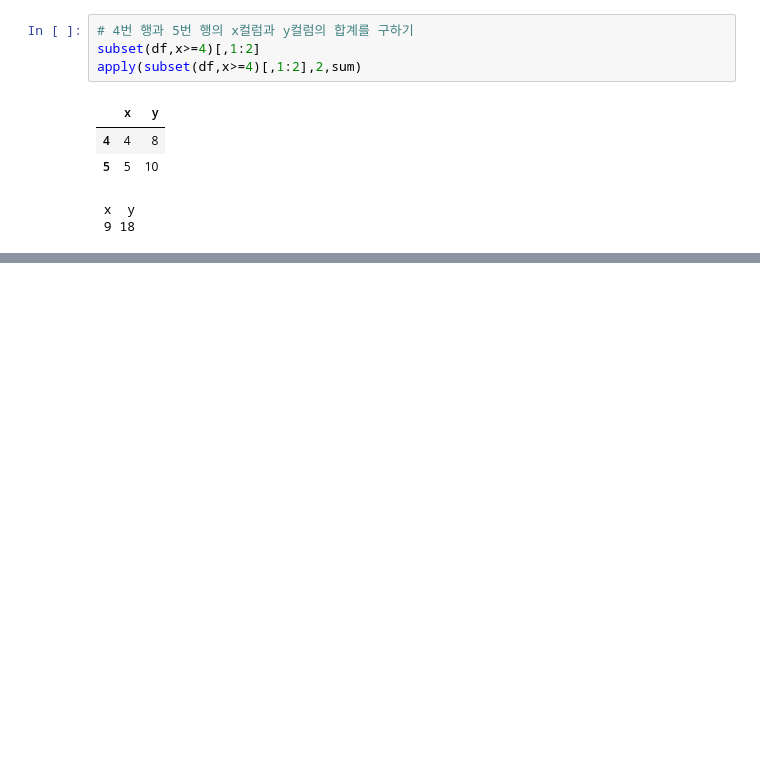
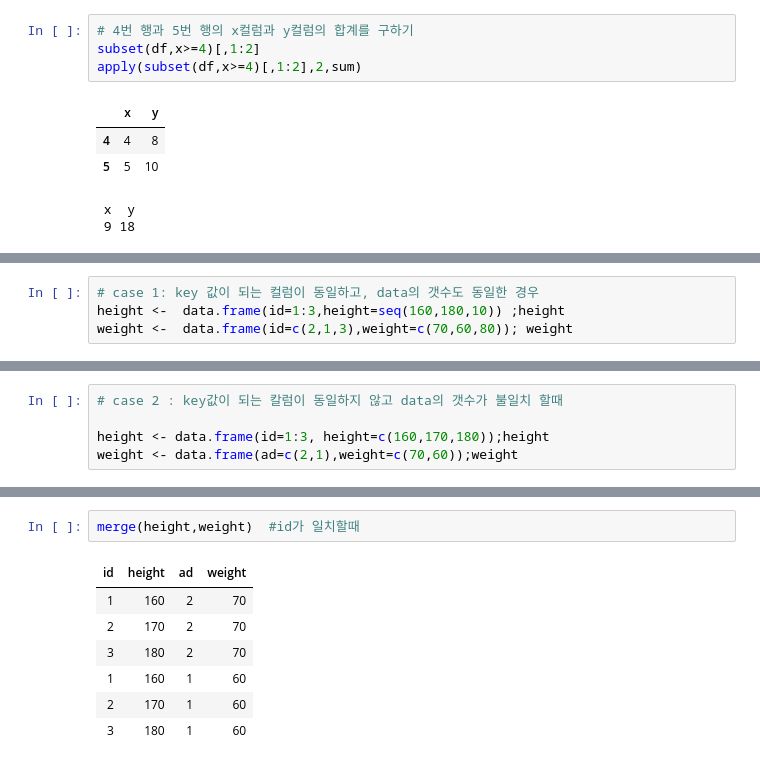
Before and after one commit to naddda0813/Rbase, a Jupyter notebook: 03.벡터와 데이터프레임.ipynb, the cells around one changed output, grey strips where cells are left out. Saved outputs shown, nothing was run; the diff lists cells and outputs as text; blank space fills up the shorter version.

```diff
--- a/03.벡터와 데이터프레임.ipynb
+++ b/03.벡터와 데이터프레임.ipynb
@@ -547,0 +550,4 @@ apply(subset(df,x>=4)[,1:2],2,sum)
+# %%
+# case 1: key 값이 되는 컬럼이 동일하고, data의 갯수도 동일한 경우
+height <-  data.frame(id=1:3,height=seq(160,180,10)) ;height
+weight <-  data.frame(id=c(2,1,3),weight=c(70,60,80)); weight
@@ -547,0 +570,5 @@ apply(subset(df,x>=4)[,1:2],2,sum)
+# %%
+# case 2 : key값이 되는 칼럼이 동일하지 않고 data의 갯수가 불일치 할때
+
+height <- data.frame(id=1:3, height=c(160,170,180));height
+weight <- data.frame(ad=c(2,1),weight=c(70,60));weight
@@ -547,0 +583,10 @@ apply(subset(df,x>=4)[,1:2],2,sum)
+# %%
+merge(height,weight)  #id가 일치할때
+# %% [output]
+| id | height | ad | weight |
+| 1 | 160 | 2 | 70 |
+| 2 | 170 | 2 | 70 |
+| 3 | 180 | 2 | 70 |
+| 1 | 160 | 1 | 60 |
+| 2 | 170 | 1 | 60 |
+| 3 | 180 | 1 | 60 |
```
Also changed, not shown: parts of 31 cells of this notebook, 3 other files.
